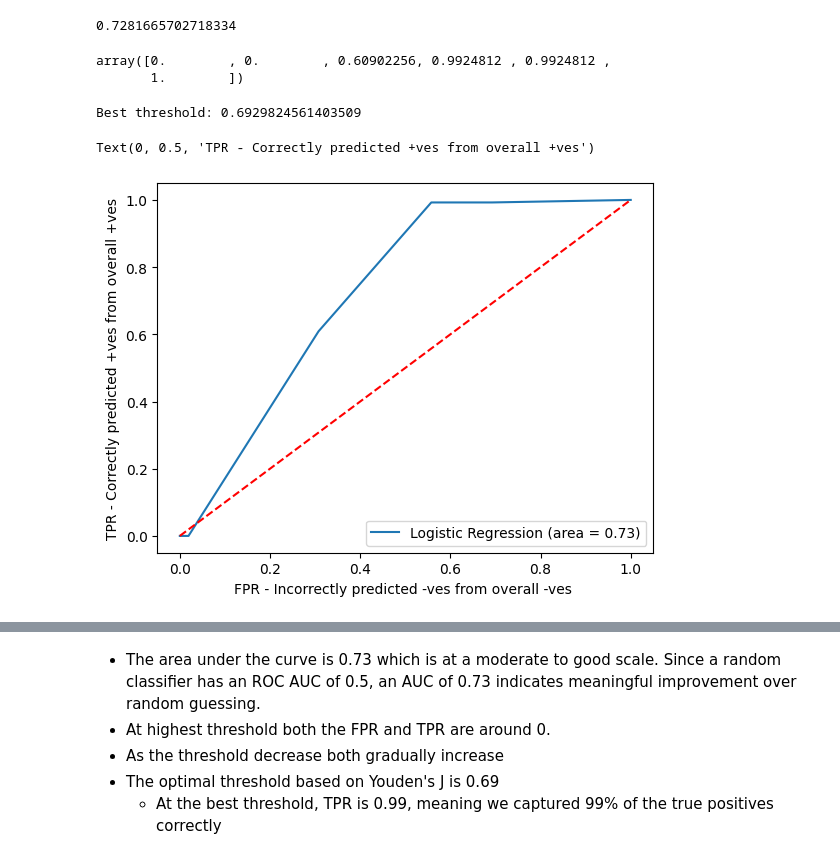
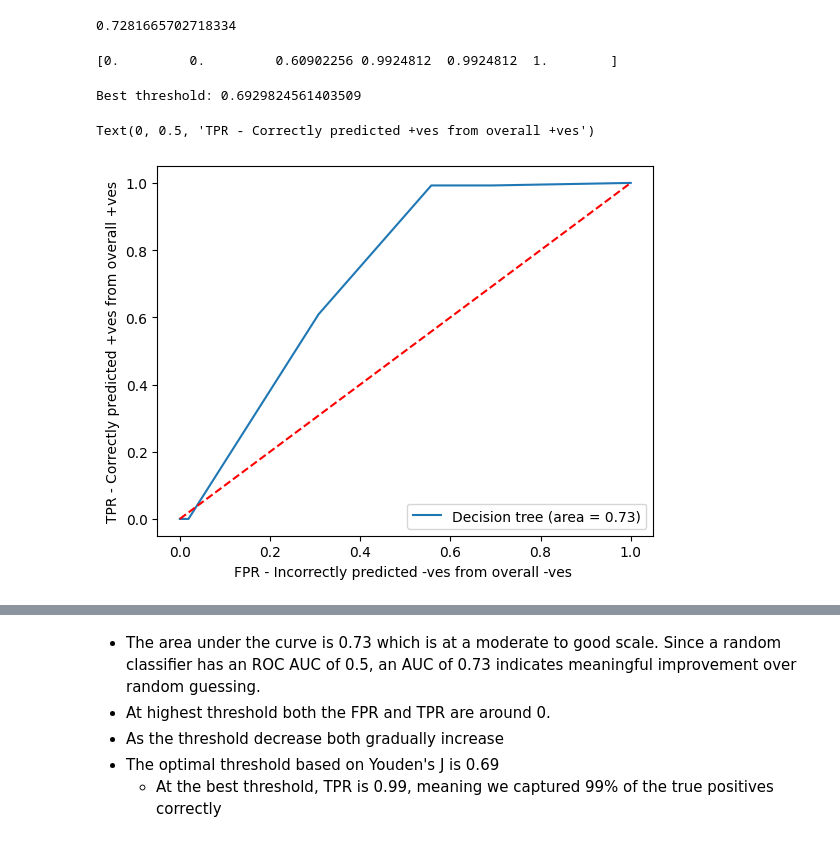
Before and after one commit to EdwinVivek/ML-hands-on-notebooks, a Jupyter notebook: Tree and Ensemble/tree_classification.ipynb, the cells around one changed output, grey strips where cells are left out. Cells and saved outputs as stored; diff of their text form; code cells hidden in the pictures.

```diff
--- a/Tree and Ensemble/tree_classification.ipynb
+++ b/Tree and Ensemble/tree_classification.ipynb
@@ -626,23 +628,22 @@ print(tree_roc_auc)
 0.7281665702718334
 # %%
 fpr, tpr, thresholds = roc_curve(y_test, predictions[:,1], pos_label="Y", drop_intermediate=False )
-tpr
+print(tpr)
 # %% [output]
-array([0.        , 0.        , 0.60902256, 0.9924812 , 0.9924812 ,
-       1.        ])
+[0.         0.         0.60902256 0.9924812  0.9924812  1.        ]
 # %%
 #Youden’s J statistic
 youden_index = tpr - fpr
 best_threshold = thresholds[youden_index.argmax()]
 print(f"Best threshold: {best_threshold}")
 
 plt.figure()
-plt.plot(fpr, tpr, label='Decision tree (area = %0.2f)' % logit_roc_auc)
+plt.plot(fpr, tpr, label='Decision tree (area = %0.2f)' % tree_roc_auc)
 plt.plot([0, 1], [0, 1],'r--')
 plt.legend(loc="lower right")
 plt.xlabel("FPR - Incorrectly predicted -ves from overall -ves ")
 plt.ylabel("TPR - Correctly predicted +ves from overall +ves")
 # %% [output]
 Best threshold: 0.6929824561403509
 Text(0, 0.5, 'TPR - Correctly predicted +ves from overall +ves')
-[figure, old version]
+[figure, new version]
```
Also changed, not shown: parts of 14 cells of this notebook, 18 other files.
